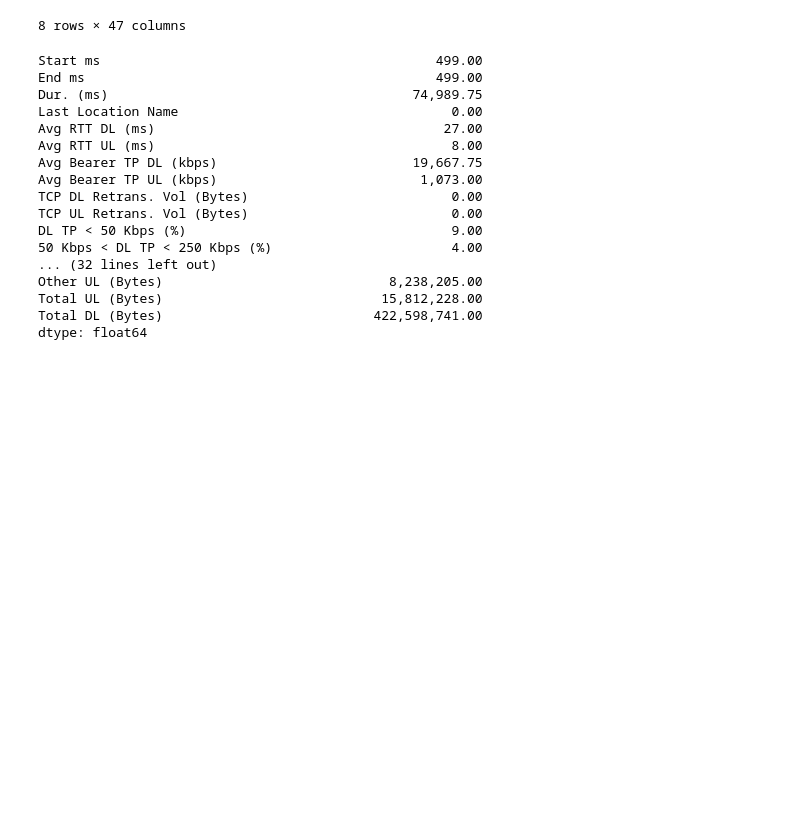
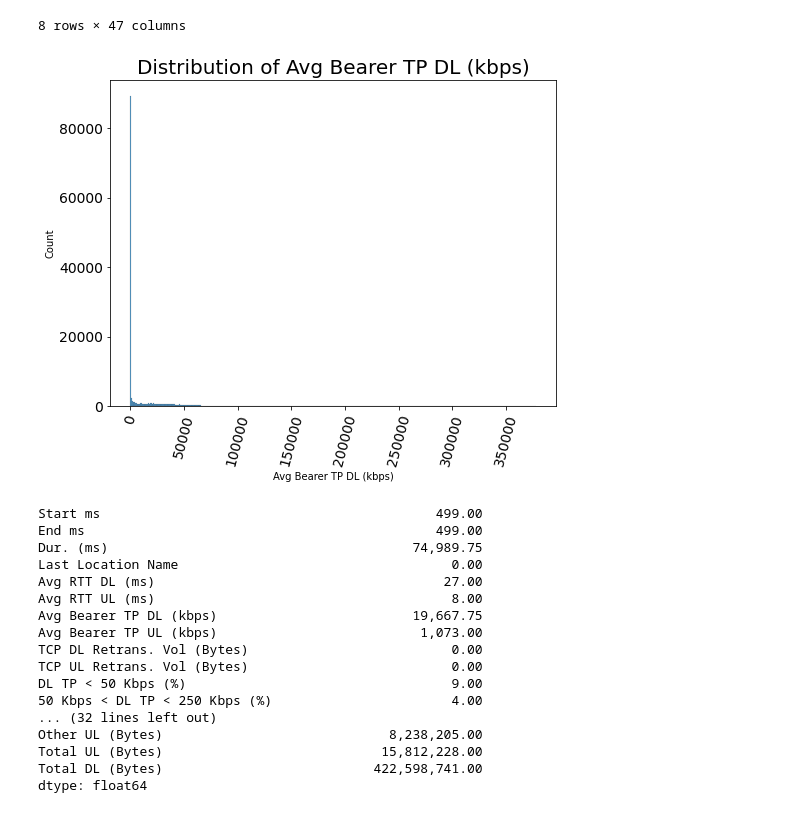
Before and after one commit to nardoshood/Telecomunication-User-Analytics, a Jupyter notebook: notebooks/data_cleaning.ipynb, the cells around one changed output. Cells and saved outputs as stored; diff of their text form; code cells hidden in the pictures; blank space fills up the shorter version.

```diff
--- a/notebooks/data_cleaning.ipynb
+++ b/notebooks/data_cleaning.ipynb
@@ -285,13 +287,16 @@ df_clean.describe()
 | max | 999.00 | 999.00 | 1,859,336.00 | 9,164,566,995,485,190.00 | 96,923.00 | 7,120.00 | ... |
 8 rows × 47 columns
 # %%
-for col in df_clean.columns.tolist():
-    plt.figure(figsize=(8, 6))
-    sns.histplot(data=df_clean, x=col)
-    plt.title("Distribution of "+col, size=20)
-    plt.xticks(rotation=75, fontsize=14)
-    plt.yticks(fontsize=14)
-    plt.show()
+# plot the distribution of all columns
+# for col in df_clean.columns.tolist():
+plt.figure(figsize=(8, 6))
+sns.histplot(data=df_clean, x="Avg Bearer TP DL (kbps)")
+plt.title("Distribution of Avg Bearer TP DL (kbps)", size=20)
+plt.xticks(rotation=75, fontsize=14)
+plt.yticks(fontsize=14)
+plt.show()
+# %% [output]
+[figure, added]
 # %%
 # Considering most of the columns have normal distribution
 # To remove outliers we can use statistical methods like removing values that lie
```
Also changed, not shown: parts of 8 cells of this notebook.
